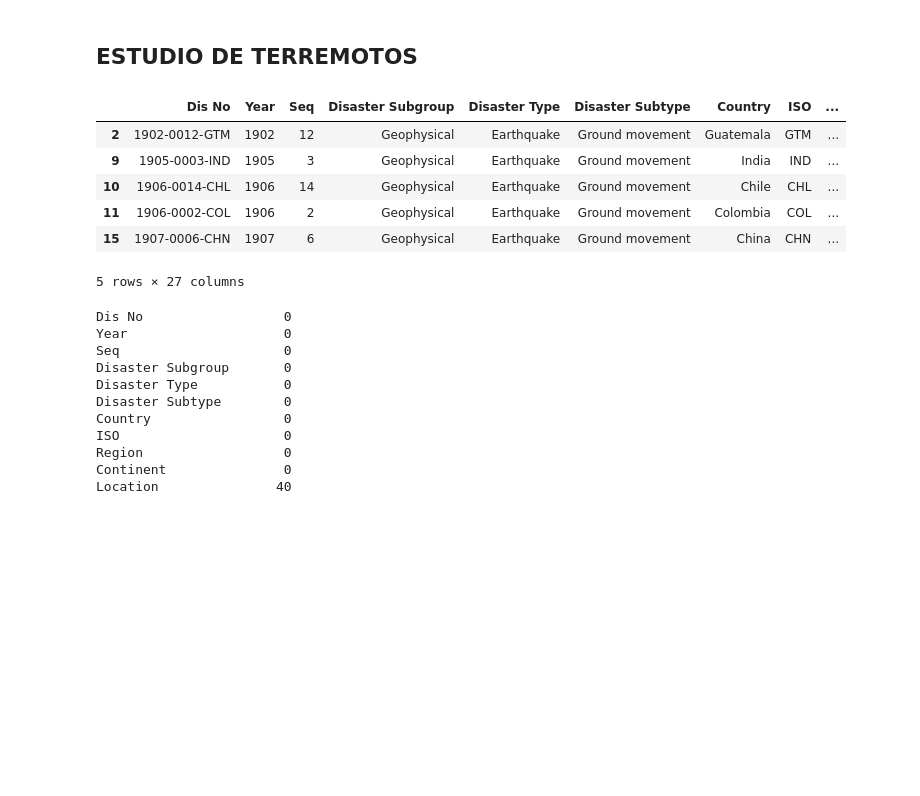
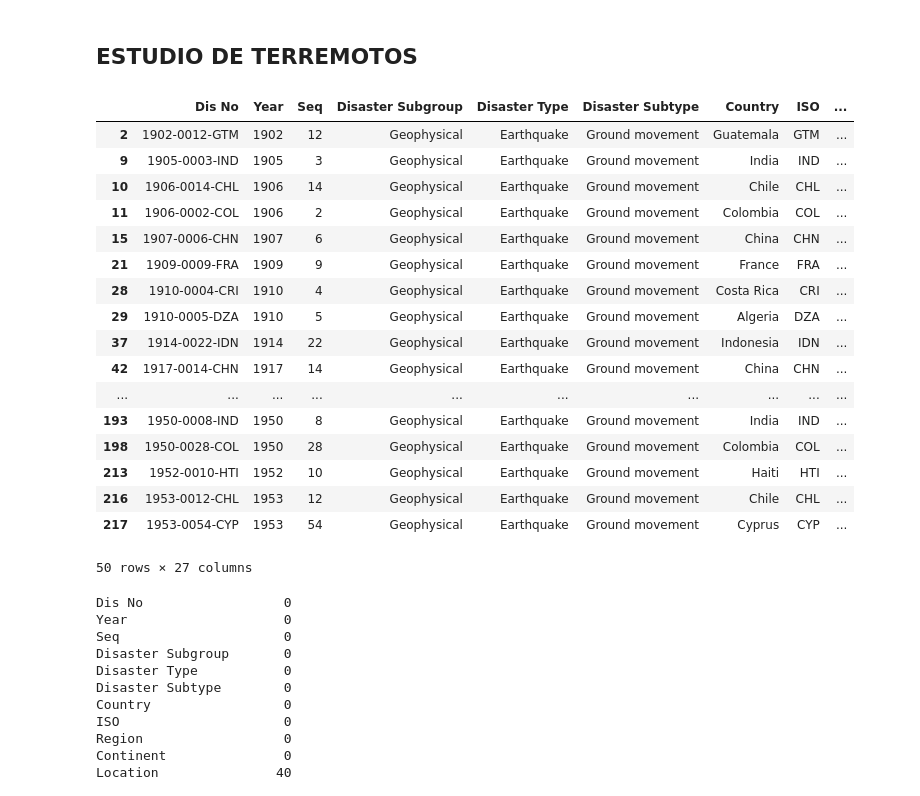
Before and after one commit to AleDataAnalyst/grupo2_desastresnaturales, a Jupyter notebook: Notebooks/01LimpiarDatos/01_Ele_Analisis_Inicial.ipynb, the cells around one changed output. Cells and saved outputs as stored; diff of their text form; code cells hidden in the pictures; blank space fills up the shorter version.

```diff
--- a/Notebooks/01LimpiarDatos/01_Ele_Analisis_Inicial.ipynb
+++ b/Notebooks/01LimpiarDatos/01_Ele_Analisis_Inicial.ipynb
@@ -713,15 +719,26 @@ Name: Disaster Type, dtype: int64
 # %%
 filter = df['Disaster Type'] == 'Earthquake'
 df_earthquake = df[filter]
-df_earthquake.head()
+df_earthquake.head(50)
 # %% [output]
 |  | Dis No | Year | Seq | Disaster Subgroup | Disaster Type | Disaster Subtype | Country | ISO | ... |
 | 2 | 1902-0012-GTM | 1902 | 12 | Geophysical | Earthquake | Ground movement | Guatemala | GTM | ... |
 | 9 | 1905-0003-IND | 1905 | 3 | Geophysical | Earthquake | Ground movement | India | IND | ... |
 | 10 | 1906-0014-CHL | 1906 | 14 | Geophysical | Earthquake | Ground movement | Chile | CHL | ... |
 | 11 | 1906-0002-COL | 1906 | 2 | Geophysical | Earthquake | Ground movement | Colombia | COL | ... |
 | 15 | 1907-0006-CHN | 1907 | 6 | Geophysical | Earthquake | Ground movement | China | CHN | ... |
+| 21 | 1909-0009-FRA | 1909 | 9 | Geophysical | Earthquake | Ground movement | France | FRA | ... |
+| 28 | 1910-0004-CRI | 1910 | 4 | Geophysical | Earthquake | Ground movement | Costa Rica | CRI | ... |
+| 29 | 1910-0005-DZA | 1910 | 5 | Geophysical | Earthquake | Ground movement | Algeria | DZA | ... |
+| 37 | 1914-0022-IDN | 1914 | 22 | Geophysical | Earthquake | Ground movement | Indonesia | IDN | ... |
+| 42 | 1917-0014-CHN | 1917 | 14 | Geophysical | Earthquake | Ground movement | China | CHN | ... |
+| ... | ... | ... | ... | ... | ... | ... | ... | ... | ... |
+| 193 | 1950-0008-IND | 1950 | 8 | Geophysical | Earthquake | Ground movement | India | IND | ... |
+| 198 | 1950-0028-COL | 1950 | 28 | Geophysical | Earthquake | Ground movement | Colombia | COL | ... |
+| 213 | 1952-0010-HTI | 1952 | 10 | Geophysical | Earthquake | Ground movement | Haiti | HTI | ... |
+| 216 | 1953-0012-CHL | 1953 | 12 | Geophysical | Earthquake | Ground movement | Chile | CHL | ... |
+| 217 | 1953-0054-CYP | 1953 | 54 | Geophysical | Earthquake | Ground movement | Cyprus | CYP | ... |
-5 rows × 27 columns
+50 rows × 27 columns
 # %%
 df_earthquake.isnull().sum()
 # %% [output]
```
Also changed, not shown: parts of 6 cells of this notebook.
